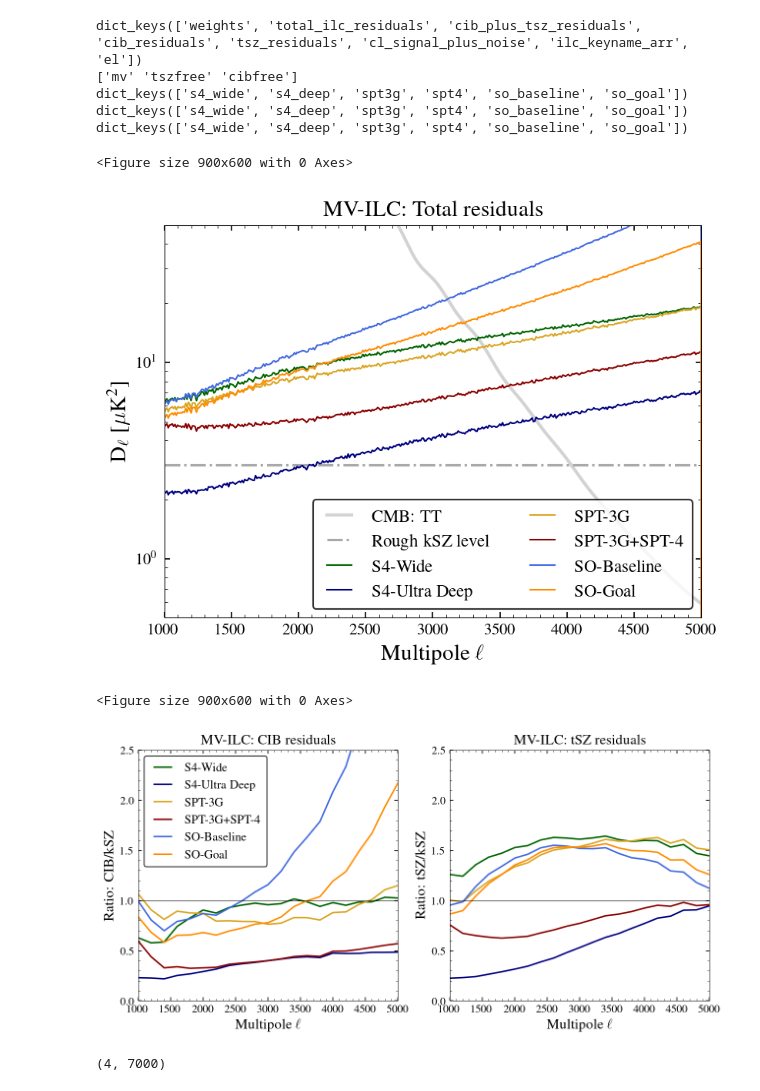
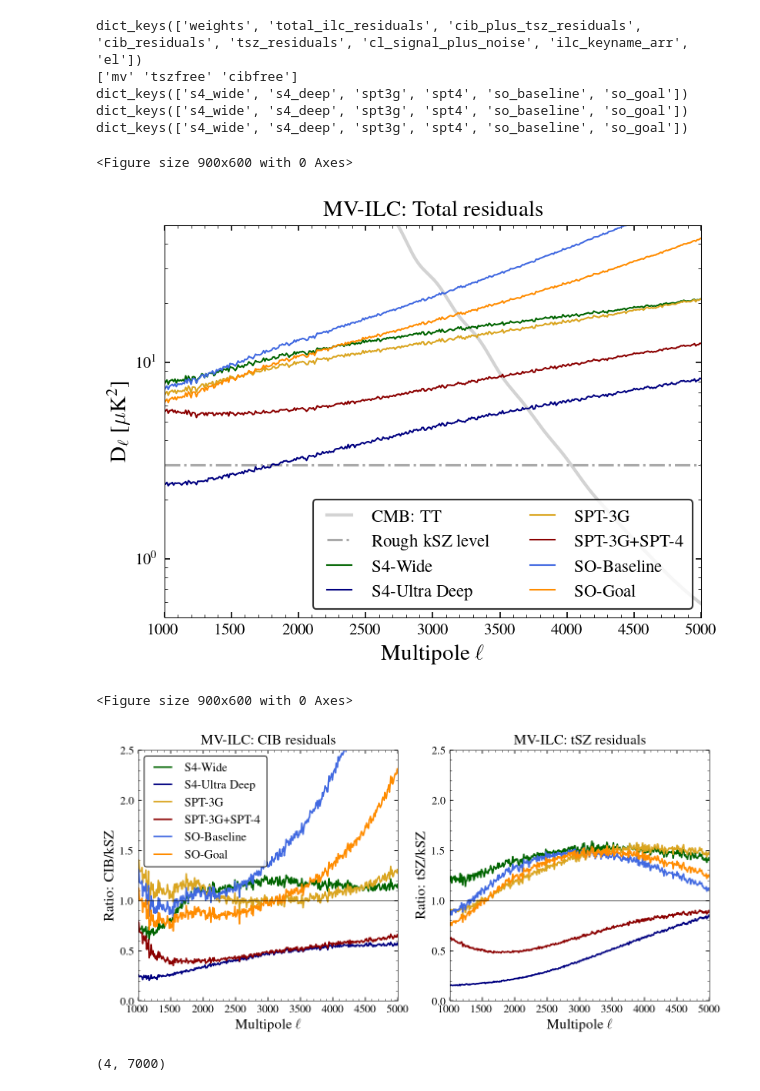
Before and after one commit to sriniraghunathan/cross_ilc_methods_paper, a Jupyter notebook: s1_read_ilc_weights_residuals_and_make_plots.ipynb, the cells around one changed output. Drawn from its saved outputs; the diff is of its cells as text; code cells hidden in the pictures.

Commit message:
minor: increae lmax; unbinned plots

```diff
--- a/s1_read_ilc_weights_residuals_and_make_plots.ipynb
+++ b/s1_read_ilc_weights_residuals_and_make_plots.ipynb
@@ -82,6 +85,9 @@ def fn_format_axis(ax,fx,fy):
 # %%
 #MV-ILC total residuals for different experiments
 reqd_ilc_keyname = 'mv'
+
+#el range
+els = ilc_dict['el']
 
 clf()
 figure(figsize = (6., 4.5))
@@ -133,11 +139,15 @@ savefig(plname, dpi = 200.)
 show()
 # %% [output]
 <Figure size 900x600 with 0 Axes>
-[figure, old version]
+[figure, new version]
 # %%
 #MV-ILC CIB and tSZ residuals for different experiments
 reqd_ilc_keyname = 'mv'
 ratio_plot = True #False
+
+#el range
+els = ilc_dict['el']
+
 clf()
 fig=figure(figsize = (10., 4.5))
 subplots_adjust(wspace = 0.2)
@@ -149,29 +159,37 @@ for cntr, comp in enumerate( ['CIB', 'tSZ'] ):
         ax = subplot(1, 2, cntr+1, yscale='log')
     for expname in total_ilc_residuals_dict:
         expname_str, colorval = exp_specs_dict[expname]
-        els, cib_ilc_residual_mv = cib_ilc_residuals_dict[expname][reqd_ilc_keyname]
-        els, tsz_ilc_residual_mv = tsz_ilc_residuals_dict[expname][reqd_ilc_keyname]
+        cib_ilc_residual_mv = cib_ilc_residuals_dict[expname][reqd_ilc_keyname]
+        tsz_ilc_residual_mv = tsz_ilc_residuals_dict[expname][reqd_ilc_keyname]
+
+        lwval = 1.5
+
         if (1): #take mean for a certain \ell_range
-            delta_el = 200
+            ##delta_el = 200
             binned_els = np.arange(0, max(els)+100, delta_el)
             binned_dl_fac = binned_els * (binned_els+1)/2/np.pi
             cib_ilc_residual_mv = np.interp( binned_els, els, cib_ilc_residual_mv)
             tsz_ilc_residual_mv = np.interp( binned_els, els, tsz_ilc_residual_mv)
-            els = binned_els
-        dl_fac = els * (els+1)/2/np.pi #show plot in D_l rather than C_l
-        lwval = 1.5
-        if ratio_plot:
+            dl_fac = binned_els * (binned_els+1)/2/np.pi #show plot in D_l rather than C_l
+            binned_dl_ksz = np.tile(3., len(binned_els))
+            cl_ksz = binned_dl_ksz / dl_fac
+            els_to_plot = np.copy( binned_els )
+        else:
             dl_ksz = np.tile(3., len(els))
             cl_ksz = dl_ksz / dl_fac
+            els_to_plot = np.copy( els )
+
+
+        if ratio_plot:
             if comp == 'CIB':
-                plot(els, cib_ilc_residual_mv/cl_ksz, lw=lwval, color = colorval, ls = '-', label = r'%s' %(expname_str))
+                plot(els_to_plot, cib_ilc_residual_mv/cl_ksz, lw=lwval, color = colorval, ls = '-', label = r'%s' %(expname_str))
             elif comp == 'tSZ':
-                plot(els, tsz_ilc_residual_mv/cl_ksz, lw=lwval, color = colorval, ls = '-')
+                plot(els_to_plot, tsz_ilc_residual_mv/cl_ksz, lw=lwval, color = colorval, ls = '-')
         else:
             if comp == 'CIB':
-                plot(els, dl_fac * cib_ilc_residual_mv, lw=lwval, color = colorval, ls = '-')#, label = r'\textsc{%s}' %(expname_str))
+                plot(els_to_plot, dl_fac * cib_ilc_residual_mv, lw=lwval, color = colorval, ls = '-')#, label = r'\textsc{%s}' %(expname_str))
             elif comp == 'tSZ':
-                plot(els, dl_fac * tsz_ilc_residual_mv, lw=lwval, color = colorval, ls = '-')
+                plot(els_to_plot, dl_fac * tsz_ilc_residual_mv, lw=lwval, color = colorval, ls = '-')
 
     #title
     #title_str = r'\textsc{%s-ILC: {\rm %s} residuals' %(ilc_keyname_dict[reqd_ilc_keyname], comp)
@@ -195,34 +213,34 @@ for cntr, comp in enumerate( ['CIB', 'tSZ'] ):
         axhline(1., lw = 0.5)
         ymin, ymax = 0., 2.5
         #ylabel(r'\textsc{Ratio: {\rm %s/kSZ}}' %(comp), fontsize = fsval)
         ylabel(r'Ratio: {\rm %s/kSZ}' %(comp), fontsize = fsval)
     else:
         axhline(3., lw = 0.5)
         ymin, ymax = 0.1, 2e2
         #ylabel(r'\textsc{D$_{\ell}$ [$\mu$K$^{2}$]}', fontsize = fsval)
         ylabel(r'D$_{\ell}$ [$\mu$K$^{2}$]', fontsize = fsval)
     xlim(xmin, xmax); ylim(ymin, ymax)
 
     #grid
     #grid(which = 'major', axis = 'both', lw = 0.1, color = 'black')
     #grid(which = 'minor', axis = 'both', lw = 0.05, color = 'black')
 
 if (0): #add legend
     xloc, yloc = 0.1, -.07
     w, h = 0.7, 0.1
     cax = fig.add_axes([xloc, yloc, w, h])
     for expname in total_ilc_residuals_dict:
         expname_str, colorval = exp_specs_dict[expname]
         plot([], [], color = colorval, lw = lwval, label = r'\textsc{%s}' %(expname_str))
     legend(loc = 1, fontsize = fsval, ncol = 3, columnspacing=1., framealpha=0.)
     axis('off')
 #save
 plname = 'plots/ilc_cib_tsz_residuals_mv.pdf'
 savefig(plname, dpi = 200.)
 show()
 # %% [output]
 <Figure size 900x600 with 0 Axes>
-[figure, old version]
+[figure, new version]
 # %%
 #read and show weights
 #reqd_ilc_keynme = 'mv'
```
Also changed, not shown: parts of 2 cells of this notebook, 3 other files.
